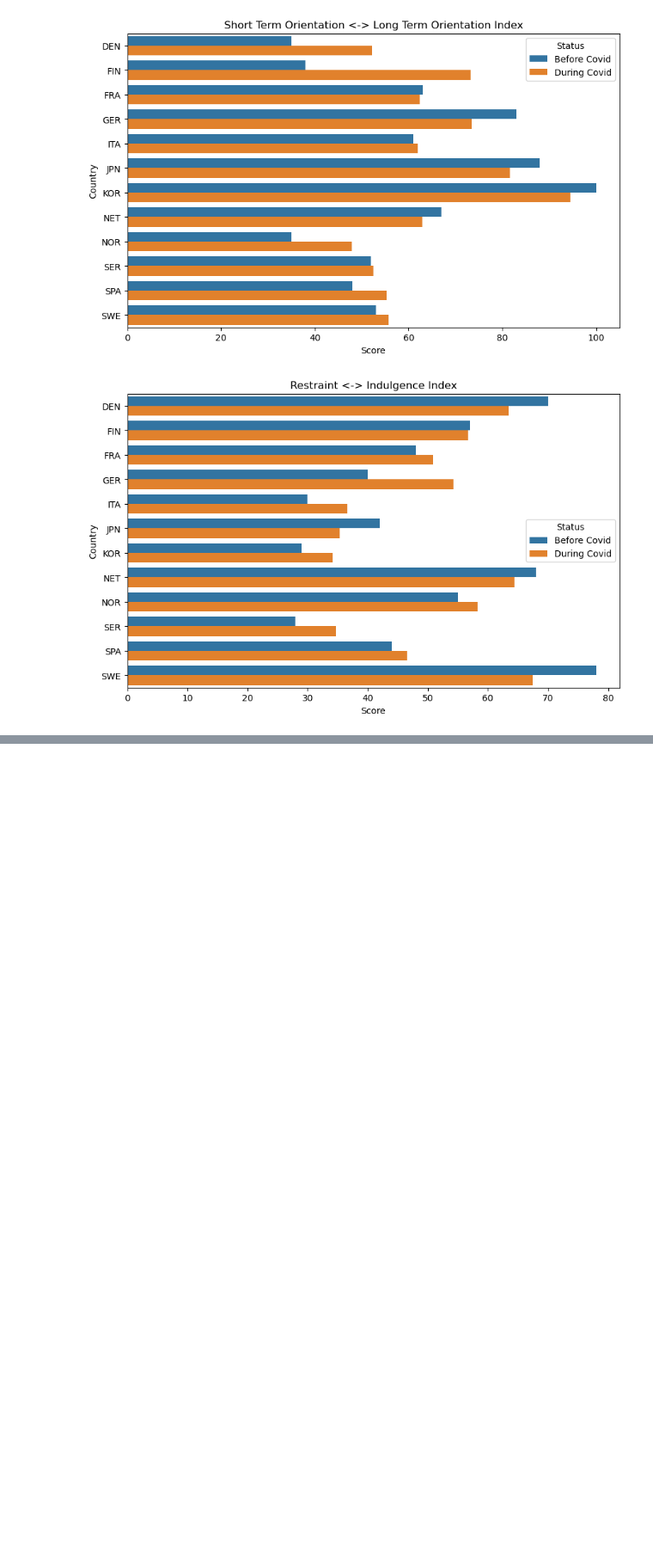
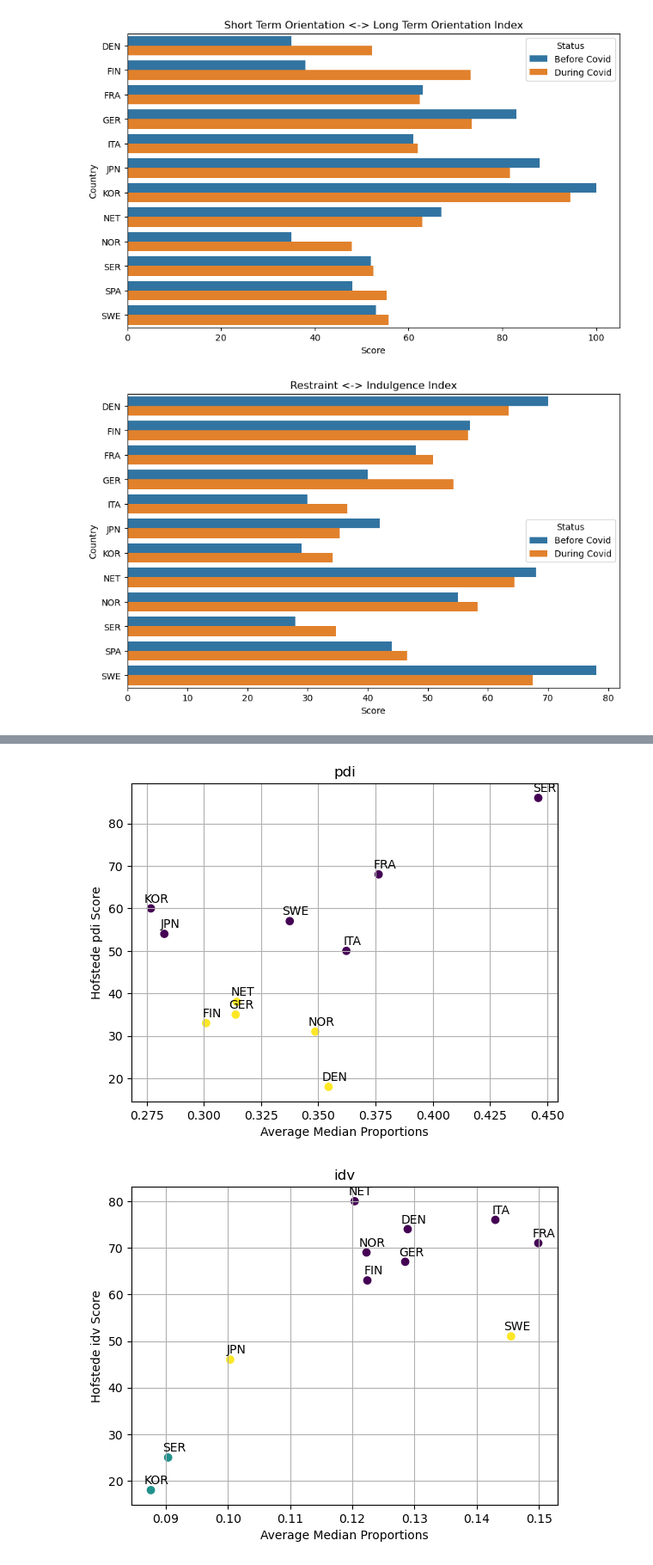
Before and after one commit to epfl-ada/ada-2023-project-rablashijupa, a Jupyter notebook: p3_step3.ipynb, the cells around one changed output, grey strips where cells are left out. Shown at 86% size. Saved outputs shown, nothing was run; the diff lists cells and outputs as text; code cells hidden in the pictures; blank space fills up the shorter version.

```diff
--- a/p3_step3.ipynb
+++ b/p3_step3.ipynb
@@ -219,0 +237,4 @@ for dim in hofstede.columns:
+# %%
+pre_covid_prop.set_index(['topic', 'language'], inplace=True)
+pre_covid_prop = pre_covid_prop.query('language != "ca"')
+display(pre_covid_prop)
@@ -219,0 +256,64 @@ for dim in hofstede.columns:
+# %%
+import numpy as np
+import matplotlib.pyplot as plt
+from sklearn.cluster import KMeans
+from sklearn.metrics import silhouette_score
+
+
+for dim in hofstede.columns:
+
+    top5 = pre_covid_corr_df[dim].sort_values(ascending=False)[:5]
+    series_list = []
+
+
+    for topic in top5.index:
+
+        series = series = pre_covid_prop.loc[topic]['median']
+        series.index = series.index.map(code_dict)
+        series = series.sort_index()
+        series_list.append(series)
+
+    if not series_list:
+        print(f"No data to plot for dimension {dim}.")
+        continue
+    combined_series = sum(series_list)
+    x = combined_series.values.flatten()
+
+    y = hofstede[dim].values[:len(x)]
+
+
+    if len(x) != len(y):
+        print(f"Length mismatch: x has {len(x)} elements, y has {len(y)} elements. Skipping dimension {dim}.")
+        continue
+
+
+    data = np.column_stack((x, y))
+
+    silhouette_scores = []
+    cluster_labels = []
+
+    for n_clusters in range(2, 6):
+        kmeans = KMeans(n_clusters=n_clusters)
+        labels = kmeans.fit_predict(data)
+        score = silhouette_score(data, labels)
+        silhouette_scores.append(score)
+        cluster_labels.append(labels)
+
+
+    best_n_clusters = np.argmax(silhouette_scores) + 2
+    best_labels = cluster_labels[best_n_clusters - 2]
+
+
+    plt.figure()
+    plt.scatter(x, y, c=best_labels)
+    plt.grid(True)
+    for i, (label, x_val, y_val) in enumerate(zip(series.index, x, y)):
+        if label != 'SPA':  # Exclude 'SPA' language
+            plt.annotate(label, (x_val, y_val), textcoords="offset points", xytext=(5, 5), ha='center')
+
+    plt.title(dim)
+    plt.xlabel('Average Median Proportions')
+    plt.ylabel(f'Hofstede {dim} Score')
+# %% [output]
+[figure, added]
+[figure, added]
```
Also changed, not shown: parts of 7 cells of this notebook.
